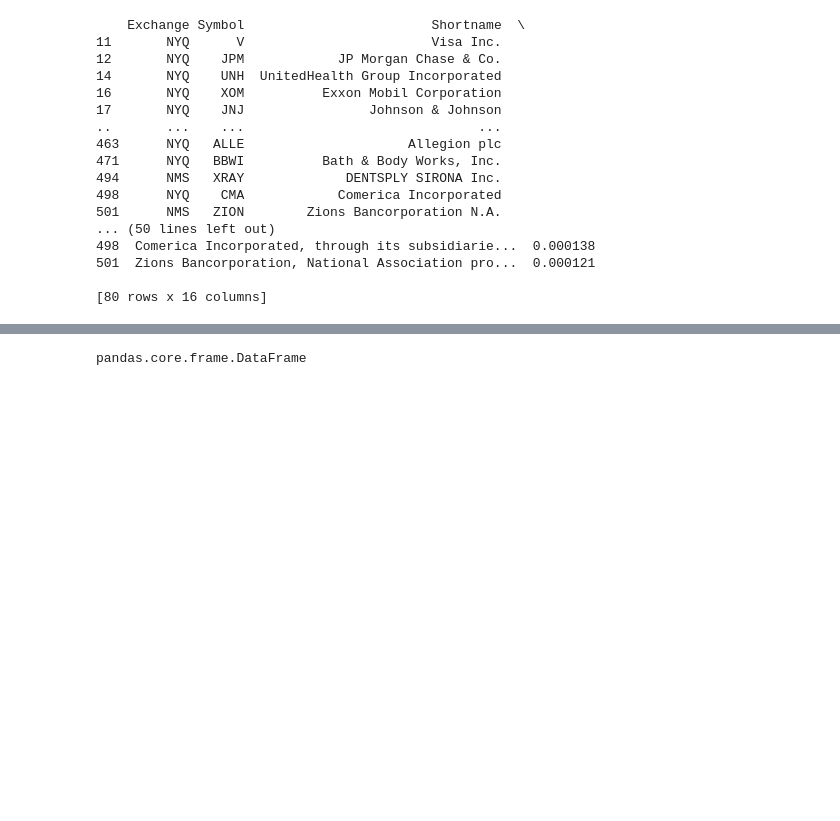
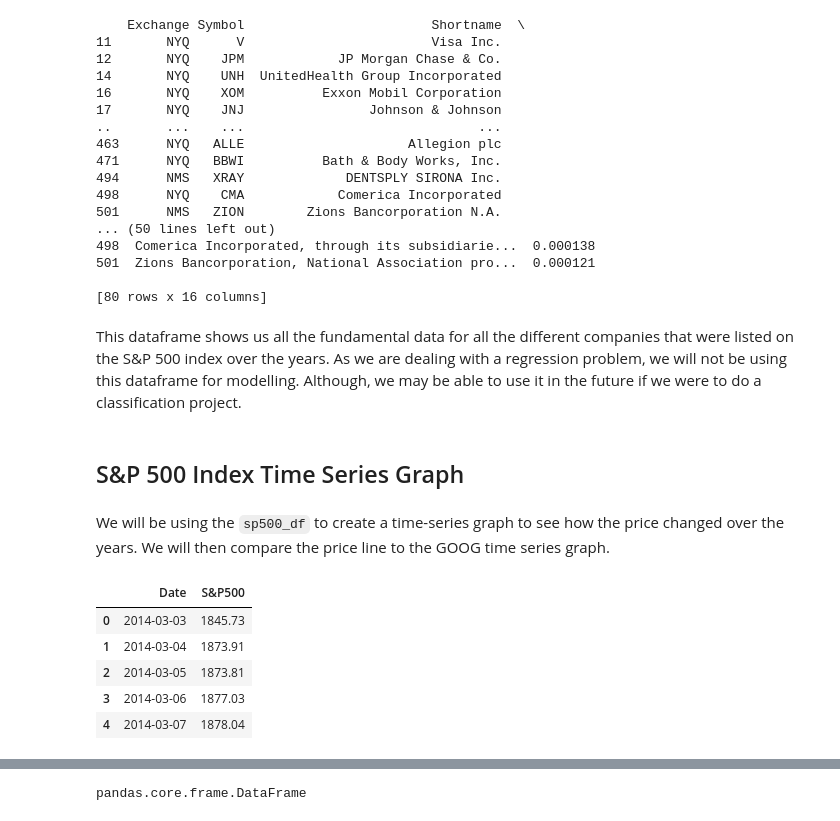
Before and after one commit to Efflorescence01/Stock_Prediction_Cap, a Jupyter notebook: Stock_Data_Cleaning.ipynb, the cells around one changed output, grey strips where cells are left out. Drawn from its saved outputs; the diff is of its cells as text; code cells hidden in the pictures; blank space fills up the shorter version.

```diff
--- a/Stock_Data_Cleaning.ipynb
+++ b/Stock_Data_Cleaning.ipynb
@@ -245,3 +247,18 @@ print(company_null_rows)
 501  Zions Bancorporation, National Association pro...  0.000121
 
 [80 rows x 16 columns]
+# %% [markdown]
+This dataframe shows us all the fundamental data for all the different companies that were listed on the S&P 500 index over the years. As we are dealing with a regression problem, we will not be using this dataframe for modelling. Although, we may be able to use it in the future if we were to do a classification project.
+# %% [markdown]
+## S&P 500 Index Time Series Graph
+# %% [markdown]
+We will be using the `sp500_df` to create a time-series graph to see how the price changed over the years. We will then compare the price line to the GOOG time series graph.
+# %%
+sp500_df.head() #reference
+# %% [output]
+|  | Date | S&P500 |
+| 0 | 2014-03-03 | 1845.73 |
+| 1 | 2014-03-04 | 1873.91 |
+| 2 | 2014-03-05 | 1873.81 |
+| 3 | 2014-03-06 | 1877.03 |
+| 4 | 2014-03-07 | 1878.04 |
```
Also changed, not shown: parts of 26 cells of this notebook, 1 other file.
